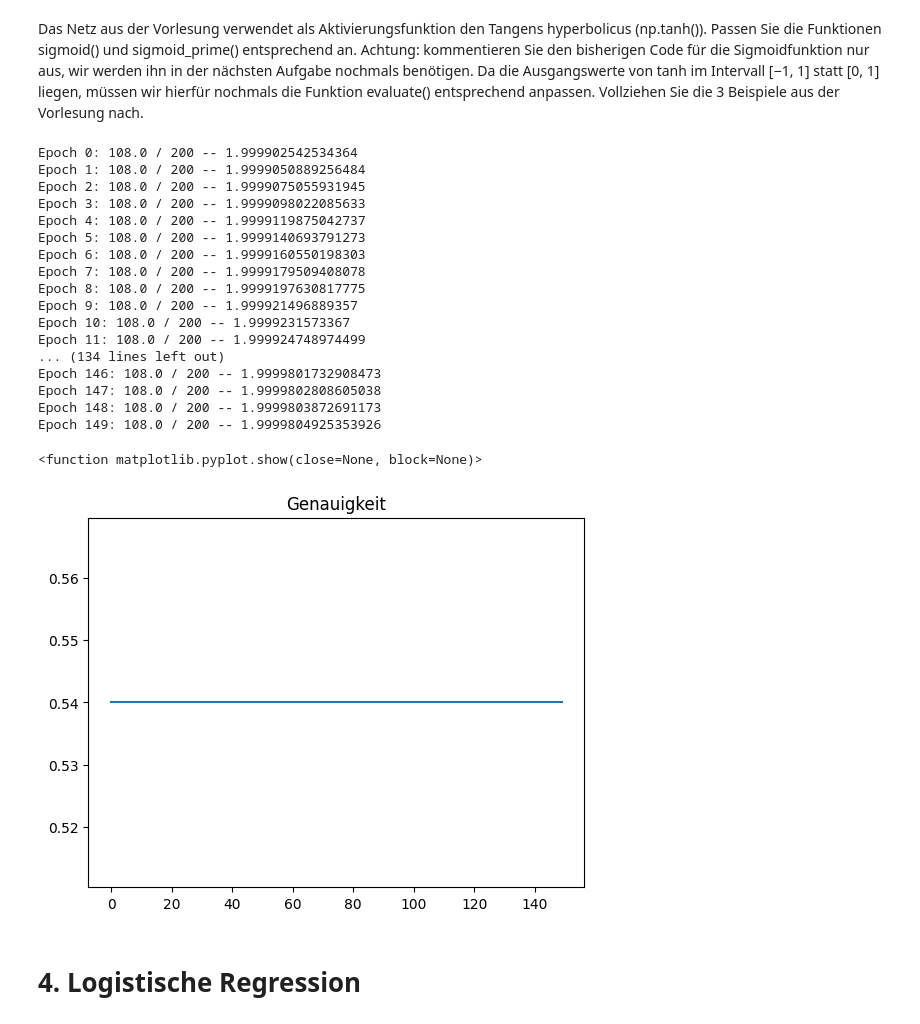
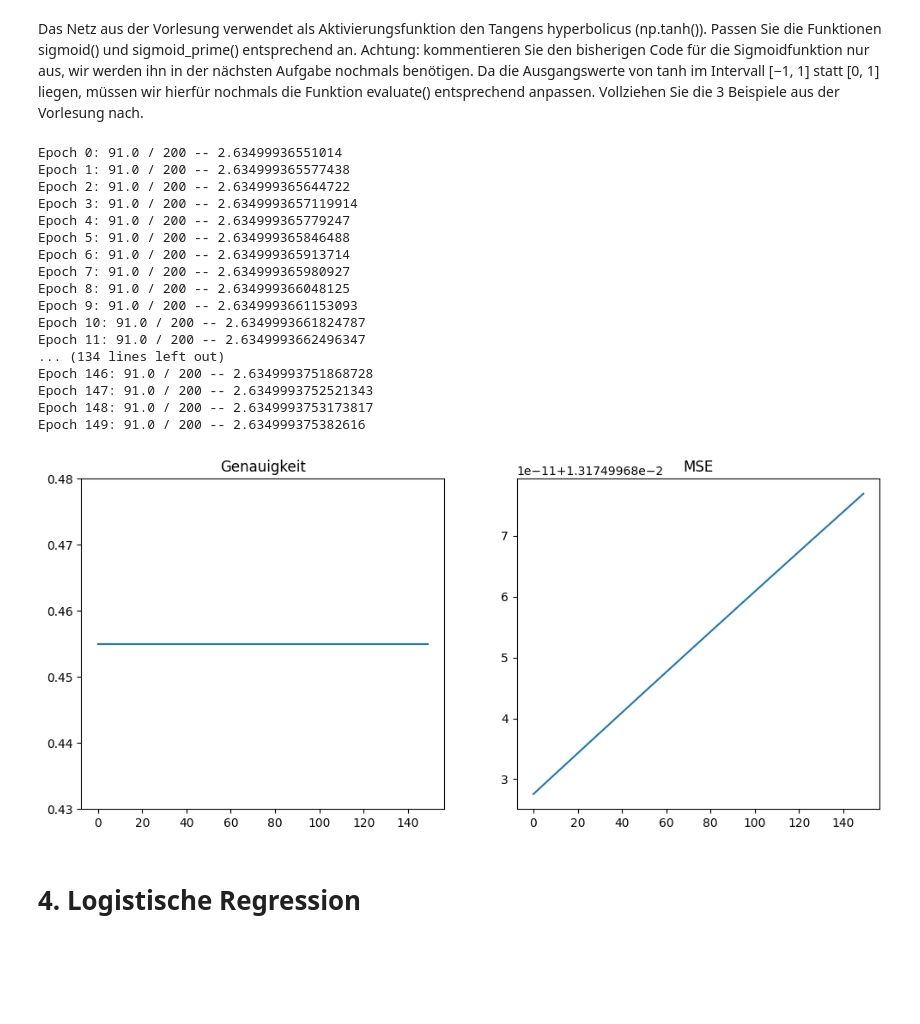
Before and after one commit to KrasserKai/Maschinelles-Lernen-Deep-Learning, a Jupyter notebook: dl-ex1/ex1.ipynb, the cells around one changed output. Cells and saved outputs as stored; diff of their text form; code cells hidden in the pictures; blank space fills up the shorter version.

```diff
--- a/dl-ex1/ex1.ipynb
+++ b/dl-ex1/ex1.ipynb
@@ -296,8 +293,7 @@ def evaluate(x2, y2):
     neuron in the final layer has the highest activation."""
 
     correct = 0 # Anzahl korrekt klassifizierter Testbeispiele
-    y_array = []
-    y_pred_array = []
+    sq_err = []
     mse = 0
 
     # Gehe den Testdatensatz durch
@@ -310,8 +306,7 @@ def evaluate(x2, y2):
 
         # Vorwärtslauf
         y_pred = feedforward(x)
-        y_pred_array.append(y_pred[0])
-        y_array.append(y[0])
+        sq_err.append((y[0]-y_pred[0])**2)
 
         if y <= 0.5:
           c = 0
@@ -326,7 +321,7 @@ def evaluate(x2, y2):
         if c == c_pred:
             correct += 1
 
-    mse += 0.5*(y-y_pred)**2
+    mse = np.mean(sq_err)
 
     return correct, mse
 
@@ -465,9 +447,8 @@ def evaluate(x2, y2):
     neuron in the final layer has the highest activation."""
 
     correct = 0 # Anzahl korrekt klassifizierter Testbeispiele
-    y_array = []
-    y_pred_array = []
-    mse = []
+    sq_err = []
+    mse = 0
 
     # Gehe den Testdatensatz durch
     for i in range(0, x2.shape[0]):
@@ -479,8 +460,7 @@ def evaluate(x2, y2):
 
         # Vorwärtslauf
         y_pred = feedforward(x)
-        y_pred_array.append(y_pred[0])
-        y_array.append(y[0])
+        sq_err.append((y[0]-y_pred[0])**2)
 
         if y <= 0:
           c = 0
@@ -488,55 +468,61 @@ def evaluate(x2, y2):
           c = 1
 
         if y_pred <= 0:
           c_pred = 0
         else:
           c_pred = 1
 
         if c == c_pred:
             correct += 1
 
-        mse.append((y-y_pred)**2)
-
-    mse = np.mean(mse)
+    mse = np.mean(sq_err)
     return correct, mse
 
 # Neuinitialisierung der Parameter
 mbs = 10
 eta = 3.0
 epochs = 150
 sizes = [2, 2, 2, 1]
 num_layers = len(sizes)
 
 biases = [np.random.randn(y, 1) for y in sizes[1:]]
 weights = [np.random.randn(y, x) for x, y in zip(sizes[:-1], sizes[1:])]
 
 # Training
 acc_val, mse = SGD(train_design_matrix, y_train_reshaped, epochs, mbs, eta, test_design_matrix, y_test_reshaped)
 
+plt.figure(figsize=(12, 5))
+
+plt.subplot(1, 2, 1)
 # Lernkurve der Genauigkeit darstellen
 plt.plot(acc_val / test_design_matrix.shape[0])
 plt.title("Genauigkeit")
-plt.show
+
+plt.subplot(1, 2, 2)
+# Lernkurve des MSE darstellen
+plt.plot(mse / test_design_matrix.shape[0])
+plt.title("MSE")
+
+plt.show()
 # %% [output]
-Epoch 0: 108.0 / 200 -- 1.999902542534364
-Epoch 1: 108.0 / 200 -- 1.9999050889256484
-Epoch 2: 108.0 / 200 -- 1.9999075055931945
-Epoch 3: 108.0 / 200 -- 1.9999098022085633
-Epoch 4: 108.0 / 200 -- 1.9999119875042737
-Epoch 5: 108.0 / 200 -- 1.9999140693791273
-Epoch 6: 108.0 / 200 -- 1.9999160550198303
-Epoch 7: 108.0 / 200 -- 1.9999179509408078
-Epoch 8: 108.0 / 200 -- 1.9999197630817775
-Epoch 9: 108.0 / 200 -- 1.999921496889357
-Epoch 10: 108.0 / 200 -- 1.9999231573367
-Epoch 11: 108.0 / 200 -- 1.999924748974499
+Epoch 0: 91.0 / 200 -- 2.63499936551014
+Epoch 1: 91.0 / 200 -- 2.634999365577438
+Epoch 2: 91.0 / 200 -- 2.634999365644722
+Epoch 3: 91.0 / 200 -- 2.6349993657119914
+Epoch 4: 91.0 / 200 -- 2.634999365779247
+Epoch 5: 91.0 / 200 -- 2.634999365846488
+Epoch 6: 91.0 / 200 -- 2.634999365913714
+Epoch 7: 91.0 / 200 -- 2.634999365980927
+Epoch 8: 91.0 / 200 -- 2.634999366048125
+Epoch 9: 91.0 / 200 -- 2.6349993661153093
+Epoch 10: 91.0 / 200 -- 2.6349993661824787
+Epoch 11: 91.0 / 200 -- 2.6349993662496347
 ... (134 lines left out)
-Epoch 146: 108.0 / 200 -- 1.9999801732908473
-Epoch 147: 108.0 / 200 -- 1.9999802808605038
-Epoch 148: 108.0 / 200 -- 1.9999803872691173
-Epoch 149: 108.0 / 200 -- 1.9999804925353926
+Epoch 146: 91.0 / 200 -- 2.6349993751868728
+Epoch 147: 91.0 / 200 -- 2.6349993752521343
+Epoch 148: 91.0 / 200 -- 2.6349993753173817
+Epoch 149: 91.0 / 200 -- 2.634999375382616
-<function matplotlib.pyplot.show(close=None, block=None)>
-[figure, old version]
+[figure, new version]
 # %% [markdown]
 # 4. Logistische Regression
 # %%
```
Also changed, not shown: parts of 8 cells of this notebook.
